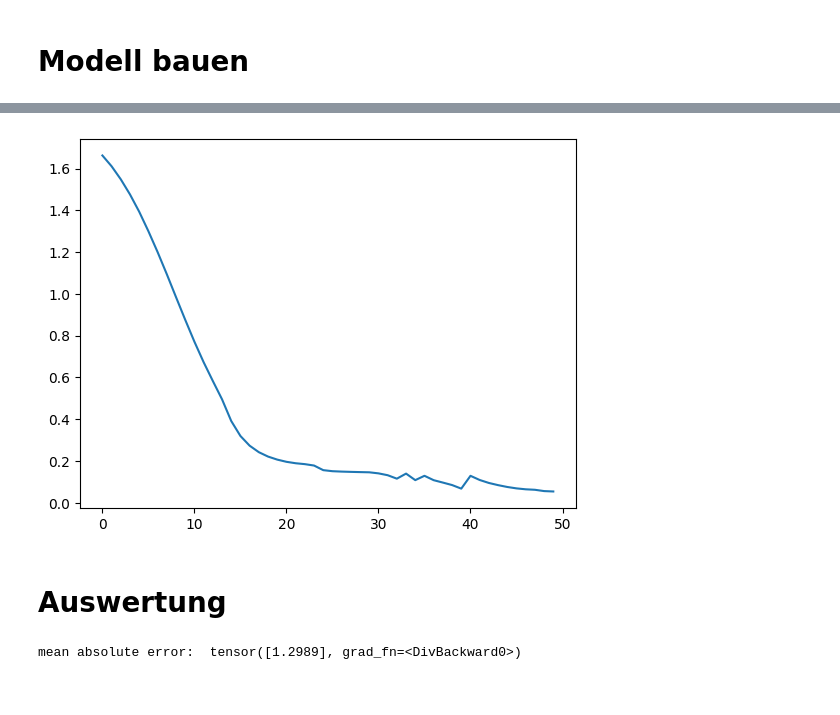
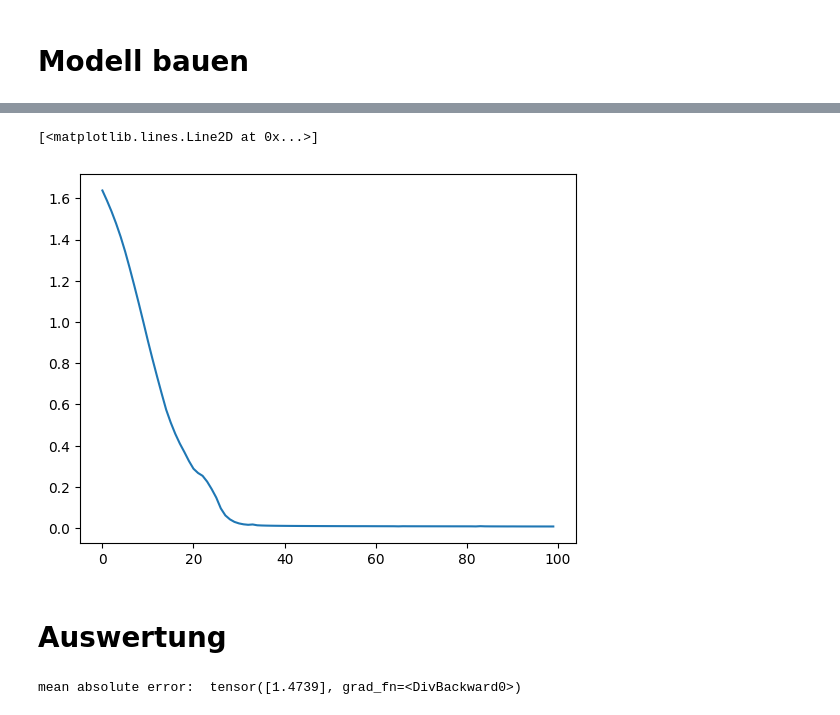
Before and after one commit to NicoBorkowski/fa21b_einfuehrung_nn, a Jupyter notebook: Car details v3/car.ipynb, the cells around one changed output, grey strips where cells are left out. Saved outputs shown, nothing was run; the diff lists cells and outputs as text; code cells hidden in the pictures.

Commit message:
epoche ergänzt

```diff
--- a/Car details v3/car.ipynb
+++ b/Car details v3/car.ipynb
@@ -184,12 +184,15 @@ def train(xb, yb):
     return loss.item()
 
 losses=[]
-for epoch in range(50):
+for epoch in range(100):
     loss_sum=0
     for xb, yb in get_batch(x_train, y_train, batch_size):
         loss_sum += train(xb, yb)
     losses.append(loss_sum/len(x_train))
 
+    if epoch%10==0:
+        print("epoch: ", epoch, "loss: ", loss_sum/len(x_train))
+
 import matplotlib.pyplot as plt
 plt.plot(losses)
 # %% [output]
@@ -197,4 +209,5 @@ plt.plot(losses)
+[<matplotlib.lines.Line2D at 0x...>]
-[figure, old version]
+[figure, new version]
 # %% [markdown]
 # Auswertung
 # %%
@@ -206,7 +219,7 @@ for xb, yb in get_batch(x_test, y_test, batch_size):
 
 print("mean absolute error: ", errorSum/len(x_test))
 # %% [output]
-mean absolute error:  tensor([1.2989], grad_fn=<DivBackward0>)
+mean absolute error:  tensor([1.4739], grad_fn=<DivBackward0>)
 # %%
 y_hat = model(x_test[:10])
 y = y_test[:10]
```
Also changed, not shown: parts of 2 cells of this notebook.
